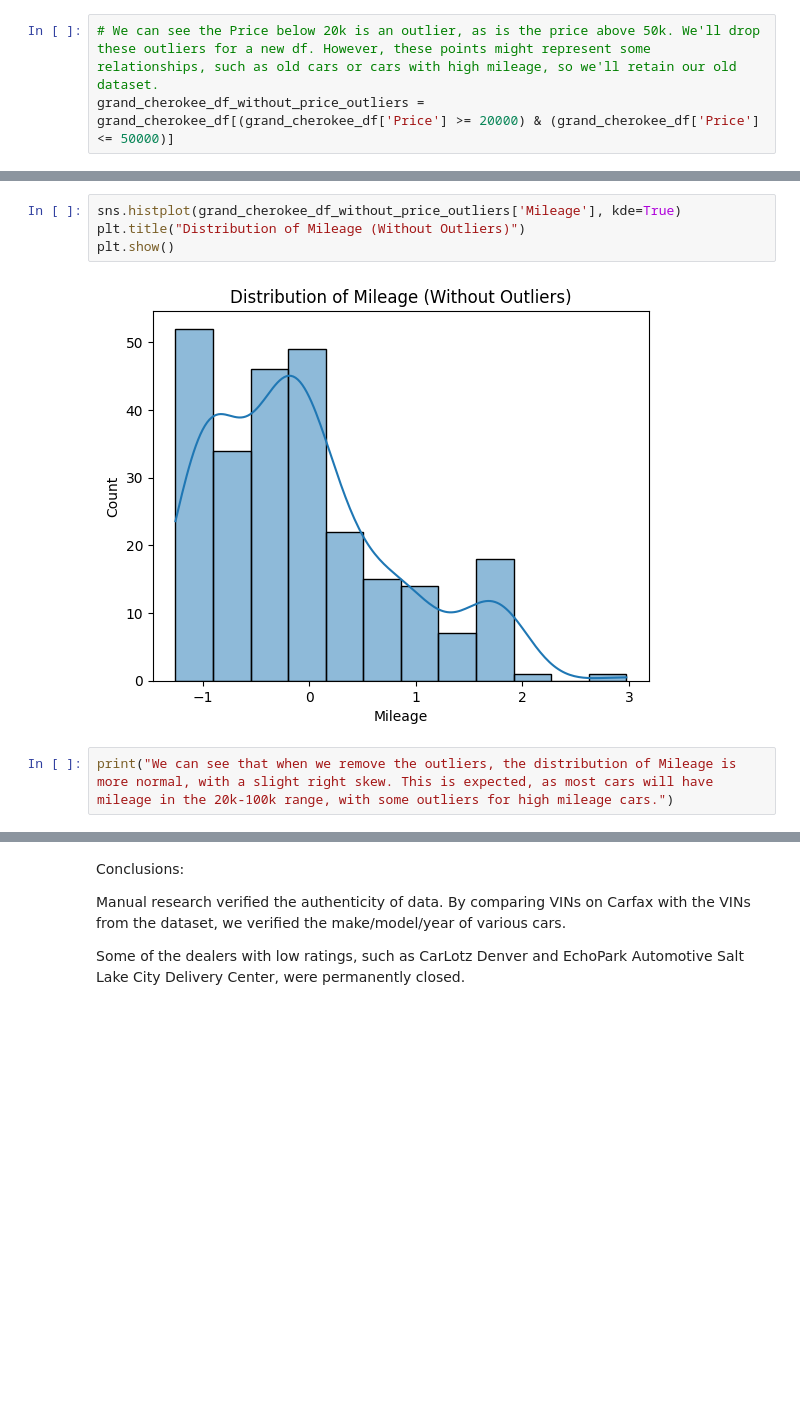
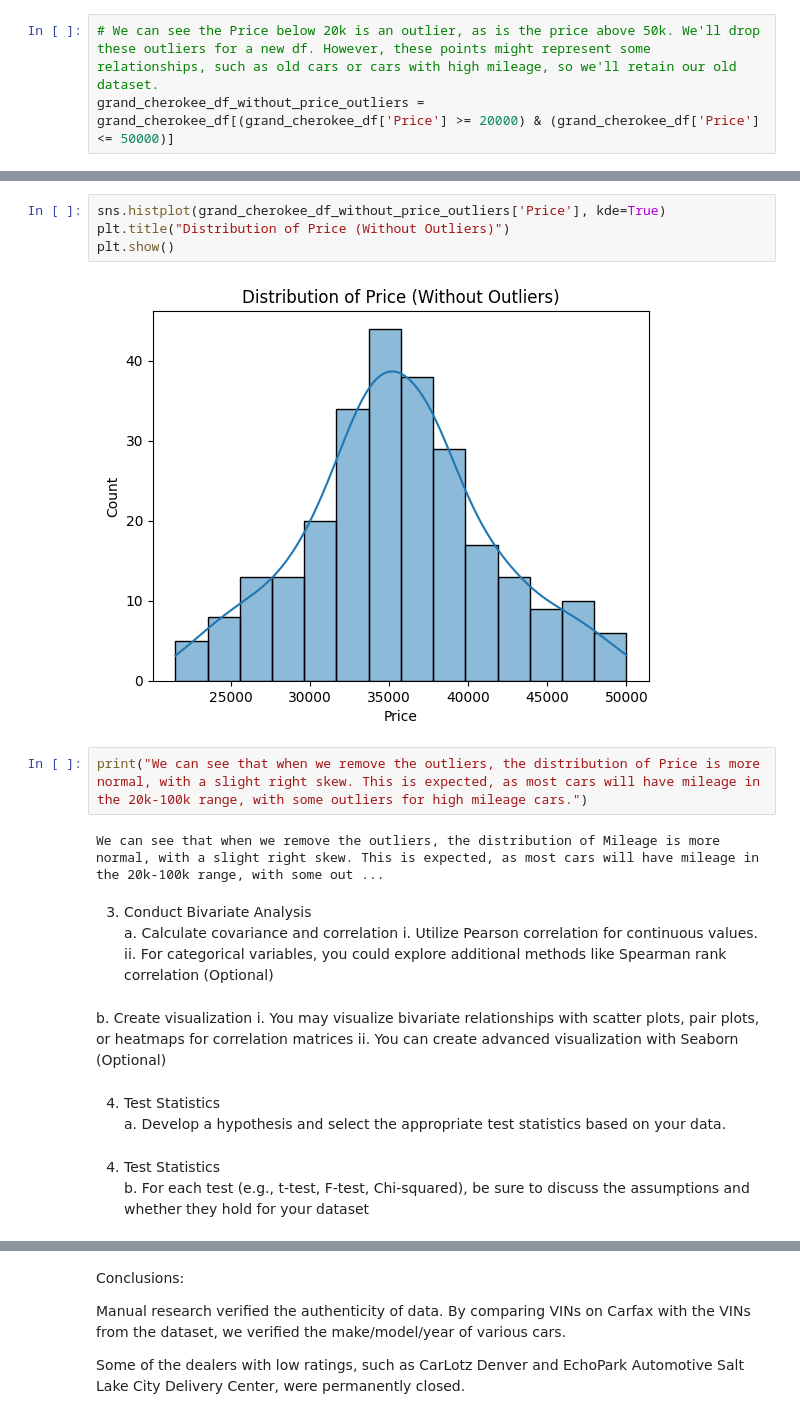
Before and after one commit to gabriel-joseph/data_science_portfolio, a Jupyter notebook: final_project/vance_final_project_eda.ipynb, the cells around one changed output, grey strips where cells are left out. Cells and saved outputs as stored; diff of their text form; blank space fills up the shorter version.

```diff
--- a/final_project/vance_final_project_eda.ipynb
+++ b/final_project/vance_final_project_eda.ipynb
@@ -325,8 +332,25 @@ plt.show()
 # %%
-sns.histplot(grand_cherokee_df_without_price_outliers['Mileage'], kde=True)
-plt.title("Distribution of Mileage (Without Outliers)")
+sns.histplot(grand_cherokee_df_without_price_outliers['Price'], kde=True)
+plt.title("Distribution of Price (Without Outliers)")
 plt.show()
 # %% [output]
-[figure, old version]
+[figure, new version]
 # %%
-print("We can see that when we remove the outliers, the distribution of Mileage is more normal, with a slight right skew. This is expected, as most cars will have mileage in the 20k-100k range, with some outliers for high mileage cars.")
+print("We can see that when we remove the outliers, the distribution of Price is more normal, with a slight right skew. This is expected, as most cars will have mileage in the 20k-100k range, with some outliers for high mileage cars.")
+# %% [output]
+We can see that when we remove the outliers, the distribution of Mileage is more normal, with a slight right skew. This is expected, as most cars will have mileage in the 20k-100k range, with some out ...
+# %% [markdown]
+3.	Conduct Bivariate Analysis
+a.	Calculate covariance and correlation
+i.	Utilize Pearson correlation for continuous values.
+ii.	For categorical variables, you could explore additional methods like Spearman rank correlation (Optional)
+# %% [markdown]
+b.	Create visualization
+i.	You may visualize bivariate relationships with scatter plots, pair plots, or heatmaps for correlation matrices
+ii.	You can create advanced visualization with Seaborn (Optional)
+# %% [markdown]
+4.	Test Statistics
+a.	Develop a hypothesis and select the appropriate test statistics based on your data.
+# %% [markdown]
+4.	Test Statistics
+b.	For each test (e.g., t-test, F-test, Chi-squared), be sure to discuss the assumptions and whether they hold for your dataset
```
Also changed, not shown: parts of 13 cells of this notebook.
